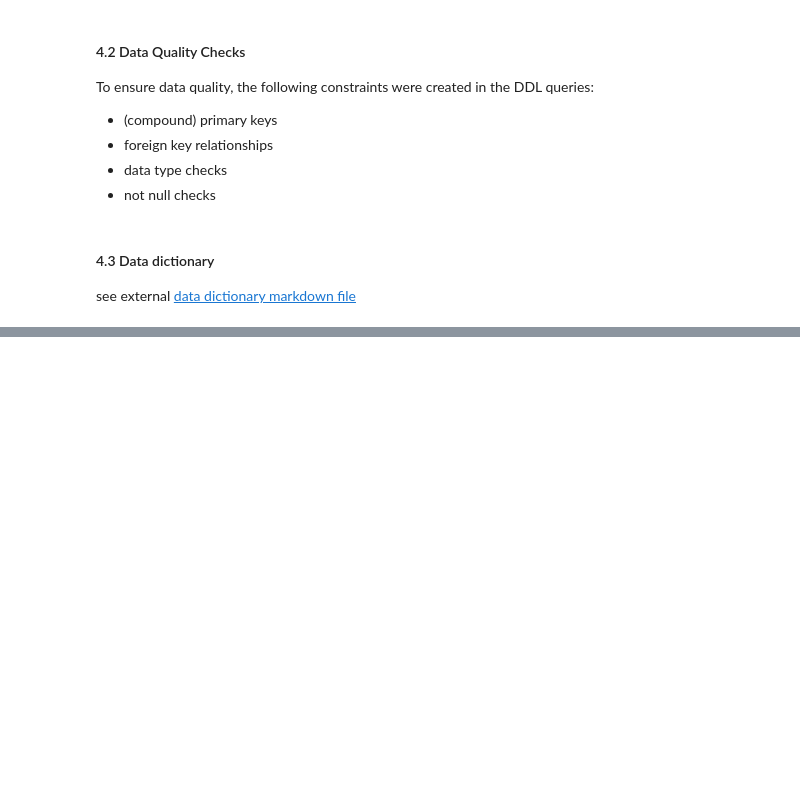
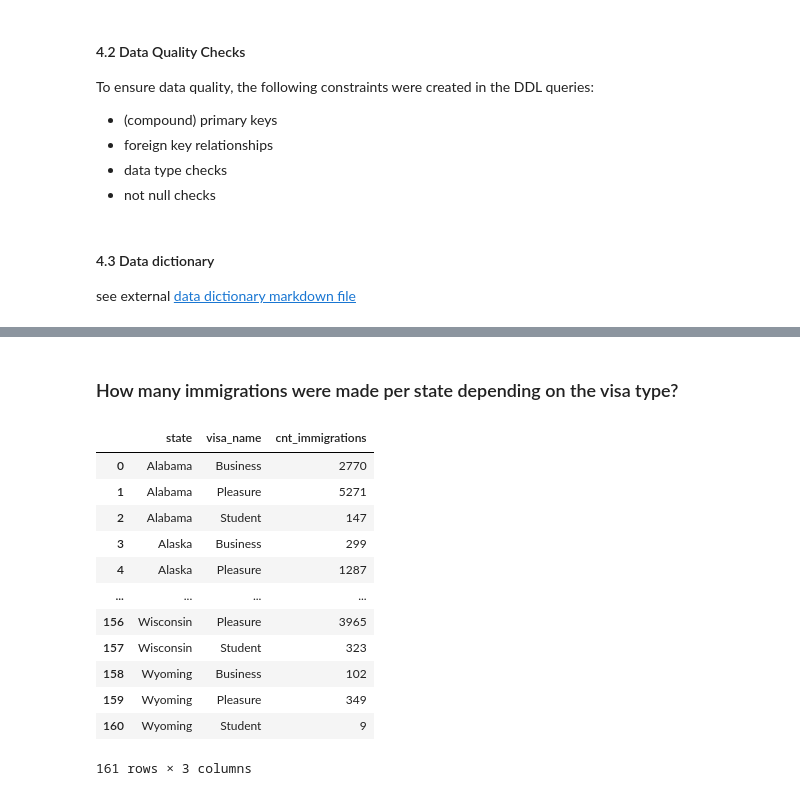
Before and after one commit to Relativity74205/data_engineering_udacity, a Jupyter notebook: part_5/Capstone Project.ipynb, the cells around one changed output, grey strips where cells are left out. Drawn from its saved outputs; the diff is of its cells as text; code cells hidden in the pictures; blank space fills up the shorter version.

```diff
--- a/part_5/Capstone Project.ipynb
+++ b/part_5/Capstone Project.ipynb
@@ -280 +282,32 @@ see external [data dictionary markdown file](data_dictionary.md)
     - ...
+# %% [markdown]
+### How many immigrations were made per state depending on the visa type?
+# %%
+query1 = """SELECT i94s.state, i94v.visa_name, COUNT(*) as cnt_immigrations
+FROM immigration
+
+INNER JOIN i94_states i94s on immigration.i94addr = i94s.state_code
+INNER JOIN i94_visa i94v on i94v.visa_id = immigration.i94visa
+
+WHERE state_code != '99'
+
+GROUP BY i94s.state, i94v.visa_name
+ORDER BY i94s.state, i94v.visa_name
+"""
+
+df1 = database.run_query(query1)
+df1
+# %% [output]
+|  | state | visa_name | cnt_immigrations |
+| 0 | Alabama | Business | 2770 |
+| 1 | Alabama | Pleasure | 5271 |
+| 2 | Alabama | Student | 147 |
+| 3 | Alaska | Business | 299 |
+| 4 | Alaska | Pleasure | 1287 |
+| ... | ... | ... | ... |
+| 156 | Wisconsin | Pleasure | 3965 |
+| 157 | Wisconsin | Student | 323 |
+| 158 | Wyoming | Business | 102 |
+| 159 | Wyoming | Pleasure | 349 |
+| 160 | Wyoming | Student | 9 |
+161 rows × 3 columns
```
Also changed, not shown: parts of 3 cells of this notebook, 1 other file.
